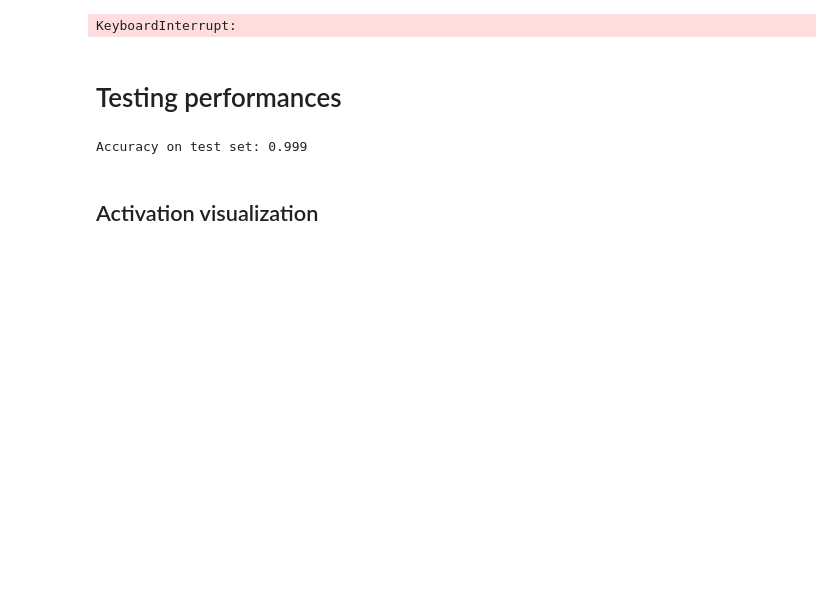
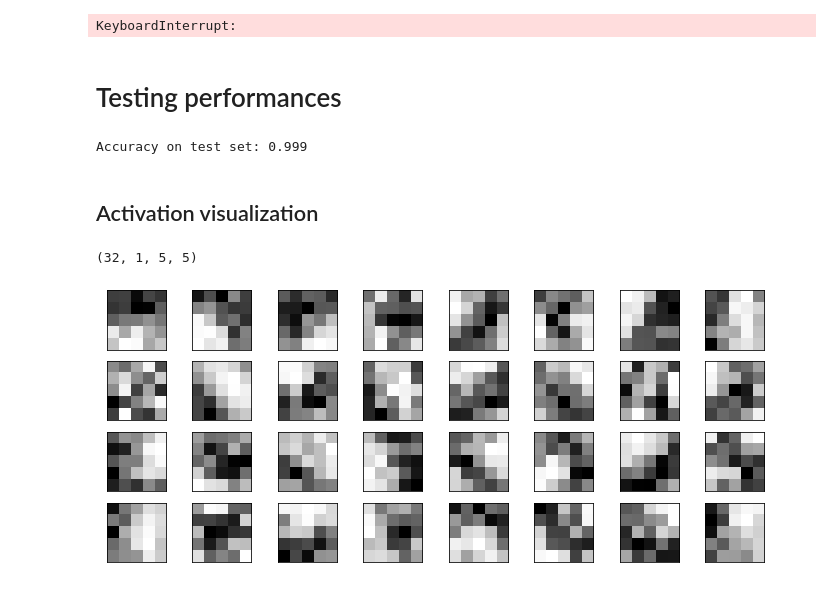
Before and after one commit to mballarin97/DLNN2020, a Jupyter notebook: Homework1/Classification/MNIST.ipynb, the cells around one changed output. Drawn from its saved outputs; the diff is of its cells as text; code cells hidden in the pictures; blank space fills up the shorter version.

Commit message:
added first visualization of kernels

```diff
--- a/Homework1/Classification/MNIST.ipynb
+++ b/Homework1/Classification/MNIST.ipynb
@@ -152,8 +152,8 @@ class Net(nn.Module):
     def save(self, path):
         torch.save(self.state_dict(), path)
 
-    def load(self, path):
-        self.load_state_dict( torch.load(path) )
+    def load(self, path, device):
+        self.load_state_dict( torch.load(path, map_location=device) )
 
     def restart(self):
         self.__init__()
@@ -349,12 +349,13 @@ KeyboardInterrupt:
 # %% [markdown]
 # Testing performances
 # %%
+device = torch.device("cuda") if torch.cuda.is_available() else torch.device("cpu")
 best_par = {'device': device, 'dropout': 0.12706427067881337, 'num_epochs': 50,
             'learning_rate': 0.0002643832735589233, 'optimizer': 'adam', 'regularization': 0.0010940247433498423}
 
-net = Net(dropout=0).to(device)
+net = Net(dropout=0)#.to(device)
 # %%
-net.load('best_parameters')
+net.load('best_parameters', device)
 # %%
 test_dataset  = MNIST('classifier_data',
                      train=False, download=True, transform=initial_transform )
@@ -367,3 +368,19 @@ print('Accuracy on test set:', accuracy)
 Accuracy on test set: 0.999
 # %% [markdown]
 ## Activation visualization
+# %%
+weights_CV1 = net.conv1.weight.data.numpy()
+weights_CV2 = net.conv2.weight.data.numpy()
+# %%
+weights_CV1.shape
+# %% [output]
+(32, 1, 5, 5)
+# %%
+fig, ax = plt.subplots(4,8, figsize=(12, 5))
+ax = ax.flatten()
+for i in range(32):
+    ax[i].imshow( weights_CV1[i, 0, :, :], cmap='Greys')
+    ax[i].set_xticks([])
+    ax[i].set_yticks([])
+# %% [output]
+[figure, added]
```
Also changed, not shown: parts of 3 cells of this notebook.
